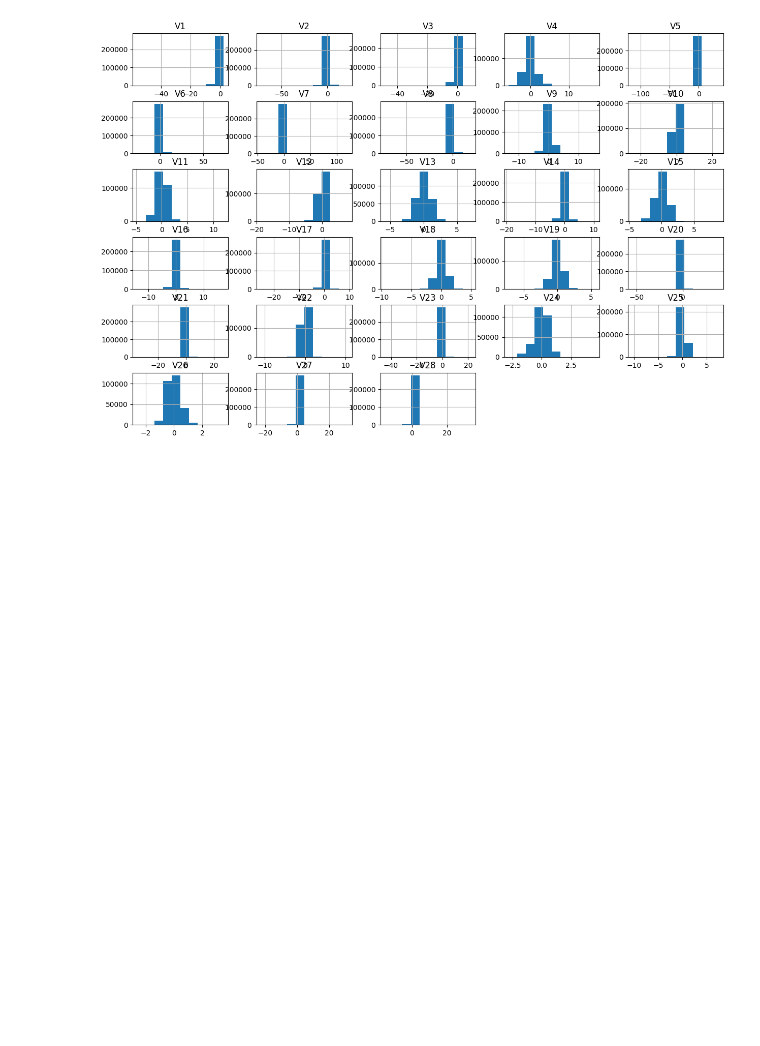
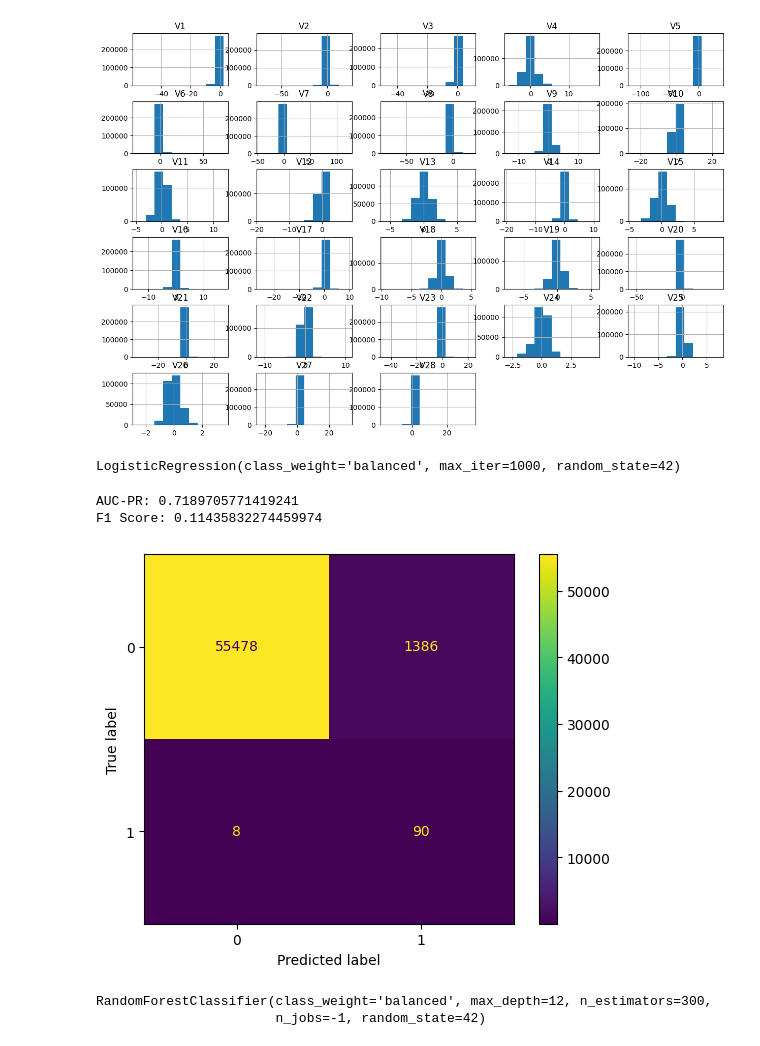
Before and after one commit to betsinat-amare/Improved-detection-of-fraud-cases-for-e-commerce-and-bank-transactions, a Jupyter notebook: notebooks/eda-creditcard.ipynb, the cells around one changed output. Drawn from its saved outputs; the diff is of its cells as text; code cells hidden in the pictures; blank space fills up the shorter version.

```diff
--- a/notebooks/eda-creditcard.ipynb
+++ b/notebooks/eda-creditcard.ipynb
@@ -70,3 +77,39 @@ plt.show()
 [figure]
 # %%
 credit_df.to_csv("../data/processed/creditcard_processed.csv", index=False)
+# %%
+X_credit = credit_df.drop("Class", axis=1)
+y_credit = credit_df["Class"]
+# %%
+Xc_train, Xc_test, yc_train, yc_test = train_test_split(
+    X_credit, y_credit, test_size=0.2, stratify=y_credit, random_state=42
+)
+# %%
+scaler_cc = StandardScaler()
+Xc_train_scaled = scaler_cc.fit_transform(Xc_train)
+Xc_test_scaled = scaler_cc.transform(Xc_test)
+# %%
+log_reg_cc = LogisticRegression(max_iter=1000, class_weight="balanced", random_state=42)
+log_reg_cc.fit(Xc_train_scaled, yc_train)
+# %% [output]
+LogisticRegression(class_weight='balanced', max_iter=1000, random_state=42)
+# %%
+y_pred_lr_cc = log_reg_cc.predict(Xc_test_scaled)
+y_proba_lr_cc = log_reg_cc.predict_proba(Xc_test_scaled)[:, 1]
+
+print("AUC-PR:", average_precision_score(yc_test, y_proba_lr_cc))
+print("F1 Score:", f1_score(yc_test, y_pred_lr_cc))
+
+ConfusionMatrixDisplay.from_predictions(yc_test, y_pred_lr_cc)
+plt.show()
+# %% [output]
+AUC-PR: 0.7189705771419241
+F1 Score: 0.11435832274459974
+[figure, added]
+# %%
+rf_cc = RandomForestClassifier(n_estimators=300, max_depth=12,
+                               class_weight="balanced", random_state=42, n_jobs=-1)
+rf_cc.fit(Xc_train, yc_train)
+# %% [output]
+RandomForestClassifier(class_weight='balanced', max_depth=12, n_estimators=300,
+                       n_jobs=-1, random_state=42)
```
Also changed, not shown: parts of 5 cells of this notebook, 2 other files.
